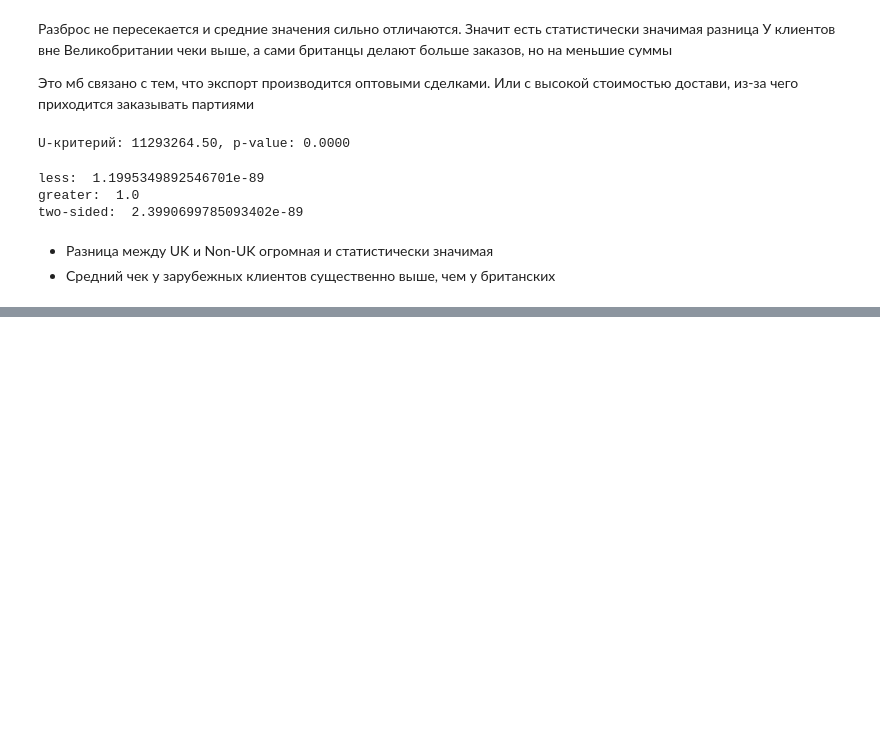
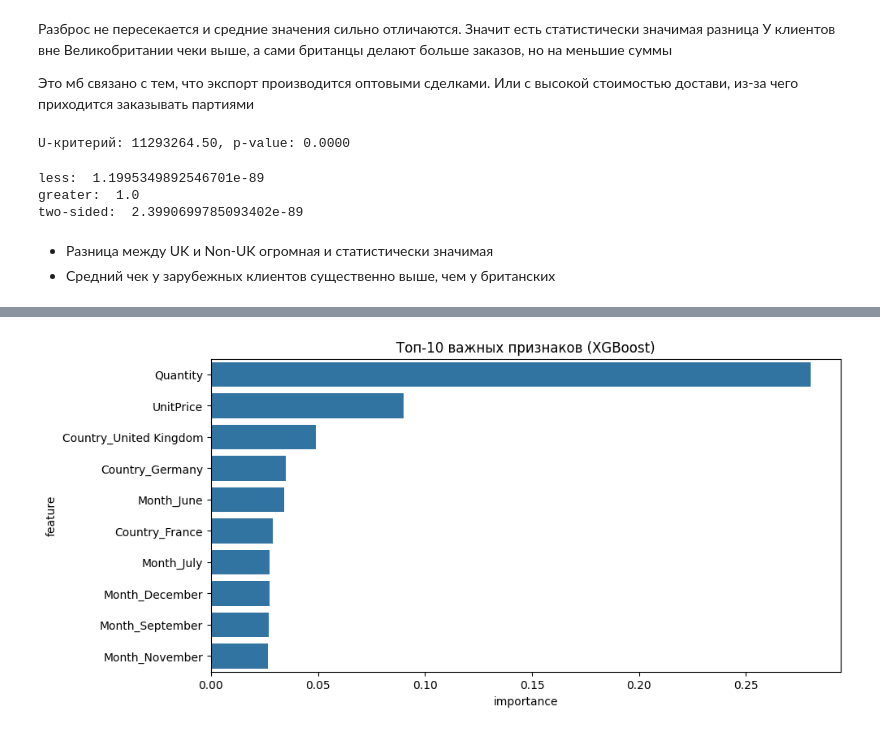
Before and after one commit to synotnaa/e-commerce-data-uk-retailer, a Jupyter notebook: notebooks/ecom_retail.ipynb, the cells around one changed output, grey strips where cells are left out. Cells and saved outputs as stored; diff of their text form; code cells hidden in the pictures; blank space fills up the shorter version.

```diff
--- a/notebooks/ecom_retail.ipynb
+++ b/notebooks/ecom_retail.ipynb
@@ -257,0 +444,3 @@ two-sided:  2.3990699785093402e-89
+# %%
+country_map = df.groupby('InvoiceNo')['Country'].first()
+orders_ml['Country'] = orders_ml['InvoiceNo'].map(country_map)
@@ -257,0 +461,28 @@ two-sided:  2.3990699785093402e-89
+# %%
+from sklearn.preprocessing import StandardScaler
+
+scaler = StandardScaler()
+X_scaled = scaler.fit_transform(X)
+# %%
+from sklearn.model_selection import train_test_split
+from sklearn.metrics import classification_report
+from sklearn.tree import DecisionTreeClassifier
+from sklearn.ensemble import RandomForestClassifier
+from xgboost import XGBClassifier
+
+X_train, X_test, y_train, y_test = train_test_split(X_scaled, y, test_size=0.25, random_state=42)
+
+# DecisionTree
+tree = DecisionTreeClassifier(max_depth=5, random_state=42)
+tree.fit(X_train, y_train)
+print("\nDecision Tree:\n", classification_report(y_test, tree.predict(X_test)))
+
+# Random Forest
+forest = RandomForestClassifier(n_estimators=100, random_state=42)
+forest.fit(X_train, y_train)
+print("\nRandom Forest:\n", classification_report(y_test, forest.predict(X_test)))
+
+# XGBoost
+xgb = XGBClassifier(eval_metric='logloss', random_state=42)
+xgb.fit(X_train, y_train)
+print("\nXGBoost:\n", classification_report(y_test, xgb.predict(X_test)))
@@ -257,0 +507,15 @@ two-sided:  2.3990699785093402e-89
+# %%
+import matplotlib.pyplot as plt
+
+importances = xgb.feature_importances_
+features = X.columns
+
+feat_df = pd.DataFrame({'feature': features, 'importance': importances})
+feat_df = feat_df.sort_values(by='importance', ascending=False).head(10)
+
+plt.figure(figsize=(10, 5))
+sns.barplot(x='importance', y='feature', data=feat_df)
+plt.title('Топ-10 важных признаков (XGBoost)')
+plt.show()
+# %% [output]
+[figure, added]
```
Also changed, not shown: parts of 30 cells of this notebook, 2 other files.
